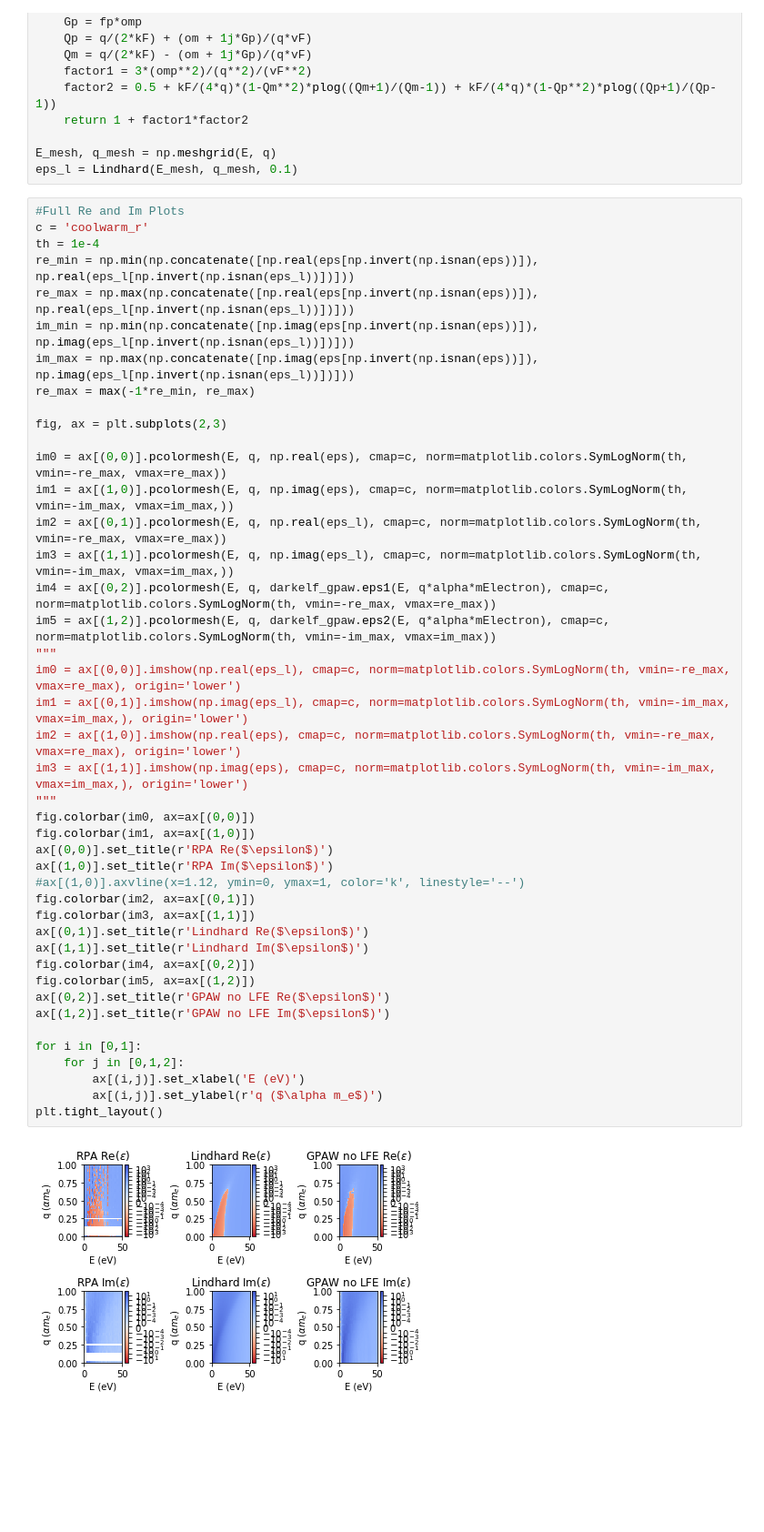
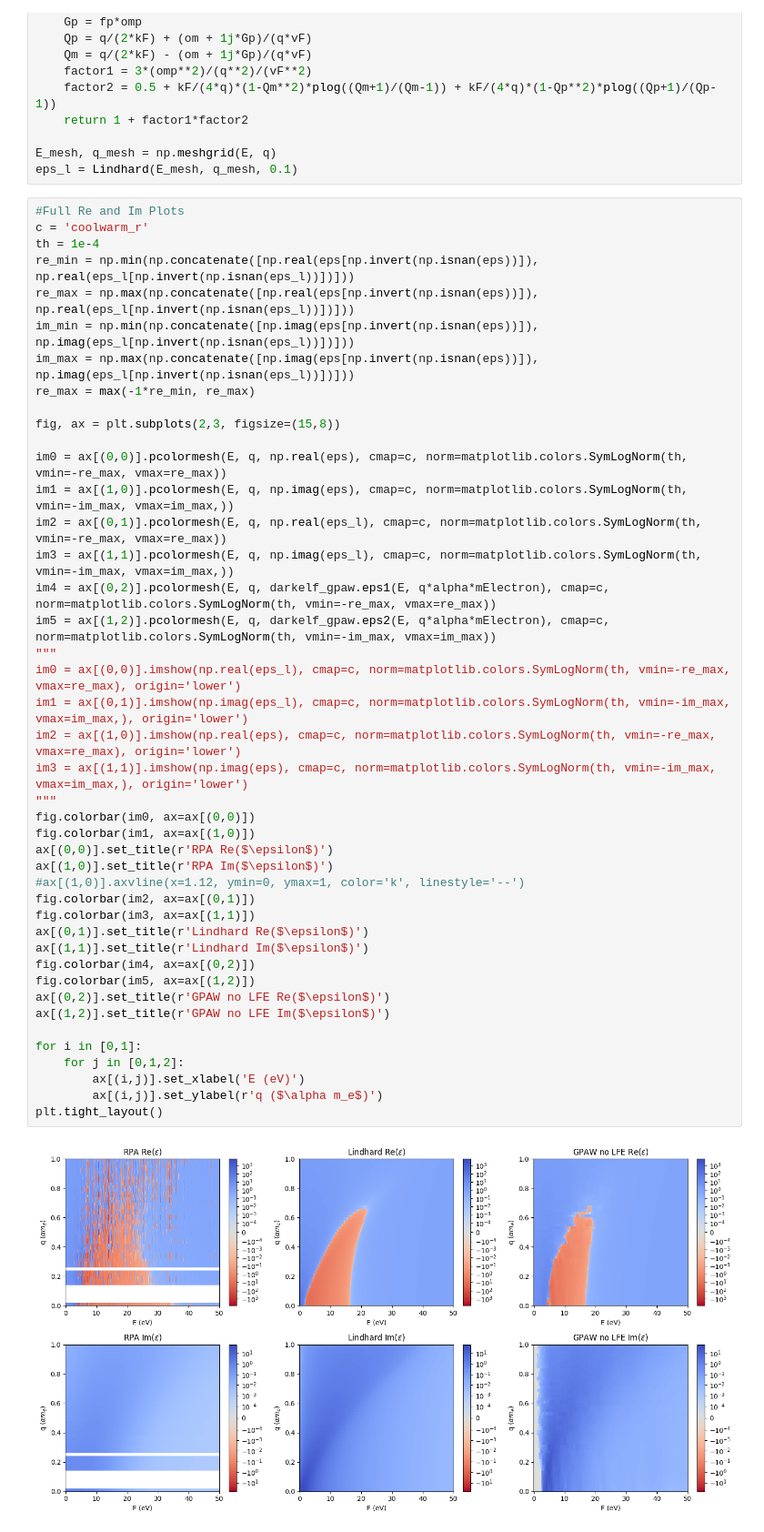
Before and after one commit to meganhott/QCDark2, a Jupyter notebook: plots.ipynb, the cells around one changed output. Shown: that part at 91% size. Drawn from its saved outputs; the diff is of its cells as text; blank space fills up the shorter version.

```diff
--- a/plots.ipynb
+++ b/plots.ipynb
@@ -97,38 +97,38 @@ im_min = np.min(np.concatenate([np.imag(eps[np.invert(np.isnan(eps))]), np.imag(
 im_max = np.max(np.concatenate([np.imag(eps[np.invert(np.isnan(eps))]), np.imag(eps_l[np.invert(np.isnan(eps_l))])]))
 re_max = max(-1*re_min, re_max)
 
-fig, ax = plt.subplots(2,3)
+fig, ax = plt.subplots(2,3, figsize=(15,8))
 
 im0 = ax[(0,0)].pcolormesh(E, q, np.real(eps), cmap=c, norm=matplotlib.colors.SymLogNorm(th, vmin=-re_max, vmax=re_max))
 im1 = ax[(1,0)].pcolormesh(E, q, np.imag(eps), cmap=c, norm=matplotlib.colors.SymLogNorm(th, vmin=-im_max, vmax=im_max,))
 im2 = ax[(0,1)].pcolormesh(E, q, np.real(eps_l), cmap=c, norm=matplotlib.colors.SymLogNorm(th, vmin=-re_max, vmax=re_max))
 im3 = ax[(1,1)].pcolormesh(E, q, np.imag(eps_l), cmap=c, norm=matplotlib.colors.SymLogNorm(th, vmin=-im_max, vmax=im_max,))
 im4 = ax[(0,2)].pcolormesh(E, q, darkelf_gpaw.eps1(E, q*alpha*mElectron), cmap=c, norm=matplotlib.colors.SymLogNorm(th, vmin=-re_max, vmax=re_max))
 im5 = ax[(1,2)].pcolormesh(E, q, darkelf_gpaw.eps2(E, q*alpha*mElectron), cmap=c, norm=matplotlib.colors.SymLogNorm(th, vmin=-im_max, vmax=im_max))
 """
 im0 = ax[(0,0)].imshow(np.real(eps_l), cmap=c, norm=matplotlib.colors.SymLogNorm(th, vmin=-re_max, vmax=re_max), origin='lower')
 im1 = ax[(0,1)].imshow(np.imag(eps_l), cmap=c, norm=matplotlib.colors.SymLogNorm(th, vmin=-im_max, vmax=im_max,), origin='lower')
 im2 = ax[(1,0)].imshow(np.real(eps), cmap=c, norm=matplotlib.colors.SymLogNorm(th, vmin=-re_max, vmax=re_max), origin='lower')
 im3 = ax[(1,1)].imshow(np.imag(eps), cmap=c, norm=matplotlib.colors.SymLogNorm(th, vmin=-im_max, vmax=im_max,), origin='lower')
 """
 fig.colorbar(im0, ax=ax[(0,0)])
 fig.colorbar(im1, ax=ax[(1,0)])
 ax[(0,0)].set_title(r'RPA Re($\epsilon$)')
 ax[(1,0)].set_title(r'RPA Im($\epsilon$)')
 #ax[(1,0)].axvline(x=1.12, ymin=0, ymax=1, color='k', linestyle='--')
 fig.colorbar(im2, ax=ax[(0,1)])
 fig.colorbar(im3, ax=ax[(1,1)])
 ax[(0,1)].set_title(r'Lindhard Re($\epsilon$)')
 ax[(1,1)].set_title(r'Lindhard Im($\epsilon$)')
 fig.colorbar(im4, ax=ax[(0,2)])
 fig.colorbar(im5, ax=ax[(1,2)])
 ax[(0,2)].set_title(r'GPAW no LFE Re($\epsilon$)')
 ax[(1,2)].set_title(r'GPAW no LFE Im($\epsilon$)')
 
 for i in [0,1]:
     for j in [0,1,2]:
         ax[(i,j)].set_xlabel('E (eV)')
         ax[(i,j)].set_ylabel(r'q ($\alpha m_e$)')
 plt.tight_layout()
 # %% [output]
-[figure, old version]
+[figure, new version]
```
Also changed, not shown: parts of 10 cells of this notebook.
